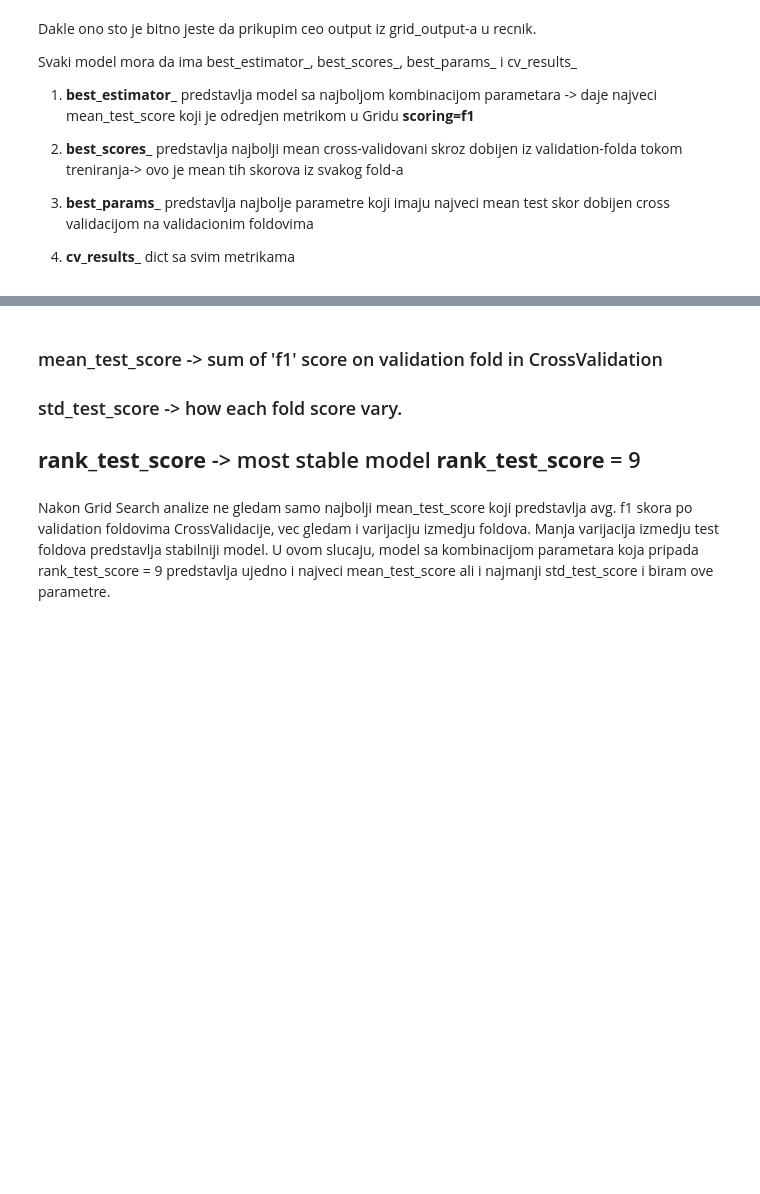
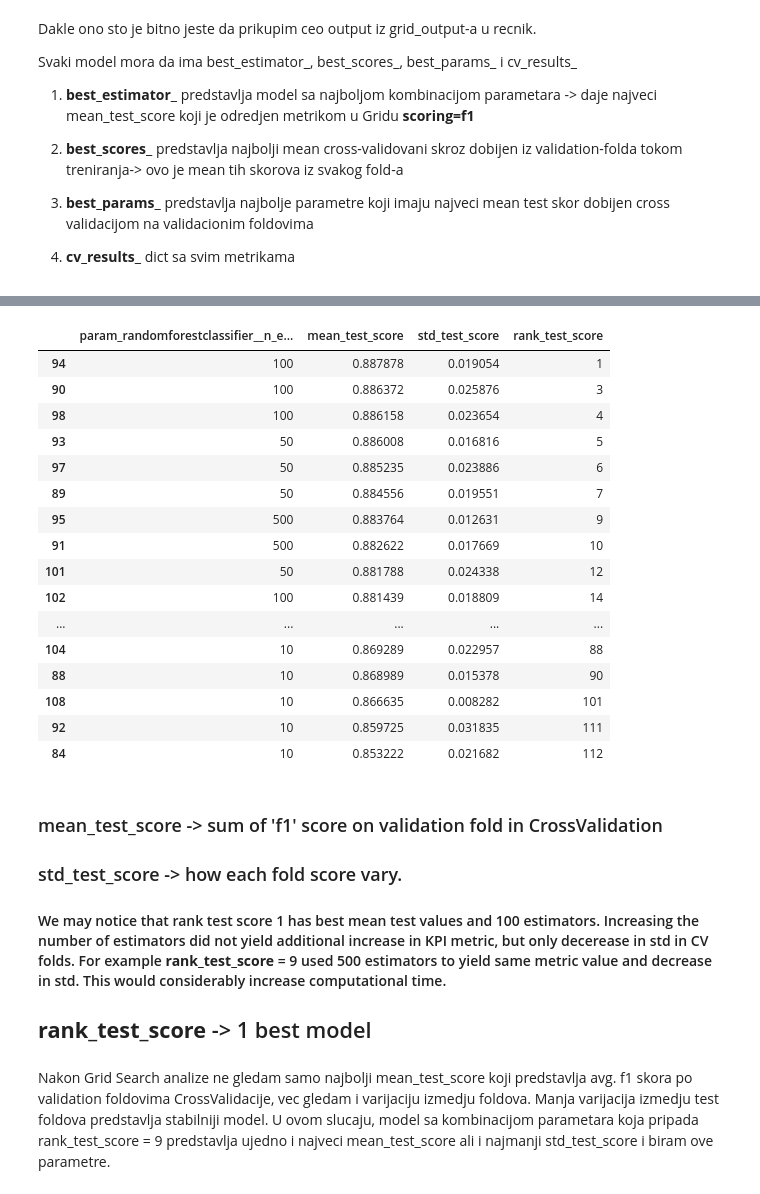
Before and after one commit to Luka-998/ml-concepts-visualized, a Jupyter notebook: DecisionTrees/03_HeartDataCompletePipeline.ipynb, the cells around one changed output, grey strips where cells are left out. Drawn from its saved outputs; the diff is of its cells as text; code cells hidden in the pictures; blank space fills up the shorter version.

```diff
--- a/DecisionTrees/03_HeartDataCompletePipeline.ipynb
+++ b/DecisionTrees/03_HeartDataCompletePipeline.ipynb
@@ -833,9 +1227,34 @@ candidate
+# %%
+cv_df.loc[cv_df['param_randomforestclassifier__max_depth']==16,["param_randomforestclassifier__n_estimators",
+        "mean_test_score",
+        "std_test_score",
+        "rank_test_score"]].sort_values(by='mean_test_score',ascending=False)
+# %% [output]
+|  | param_randomforestclassifier__n_e... | mean_test_score | std_test_score | rank_test_score |
+| 94 | 100 | 0.887878 | 0.019054 | 1 |
+| 90 | 100 | 0.886372 | 0.025876 | 3 |
+| 98 | 100 | 0.886158 | 0.023654 | 4 |
+| 93 | 50 | 0.886008 | 0.016816 | 5 |
+| 97 | 50 | 0.885235 | 0.023886 | 6 |
+| 89 | 50 | 0.884556 | 0.019551 | 7 |
+| 95 | 500 | 0.883764 | 0.012631 | 9 |
+| 91 | 500 | 0.882622 | 0.017669 | 10 |
+| 101 | 50 | 0.881788 | 0.024338 | 12 |
+| 102 | 100 | 0.881439 | 0.018809 | 14 |
+| ... | ... | ... | ... | ... |
+| 104 | 10 | 0.869289 | 0.022957 | 88 |
+| 88 | 10 | 0.868989 | 0.015378 | 90 |
+| 108 | 10 | 0.866635 | 0.008282 | 101 |
+| 92 | 10 | 0.859725 | 0.031835 | 111 |
+| 84 | 10 | 0.853222 | 0.021682 | 112 |
 # %% [markdown]
 ### mean_test_score -> sum of 'f1' score on validation fold in CrossValidation
 
 ### std_test_score -> how each fold score vary.
 
-## **rank_test_score** -> most stable model **rank_test_score** = 9
+#### We may notice that rank test score 1 has best mean test values and 100 estimators. Increasing the number of estimators did not yield additional increase in KPI metric, but only decerease in std in CV folds. For example **rank_test_score** = 9 used 500 estimators to yield same metric value and decrease in std. This would considerably increase computational time.
+
+## **rank_test_score** -> 1 best model
 # %% [markdown]
 Nakon Grid Search analize ne gledam samo najbolji mean_test_score koji predstavlja avg. f1 skora po validation foldovima CrossValidacije, vec gledam i varijaciju izmedju foldova. Manja varijacija izmedju test foldova predstavlja stabilniji model. U ovom slucaju, model sa kombinacijom parametara koja pripada rank_test_score = 9 predstavlja ujedno i najveci mean_test_score ali i najmanji std_test_score i biram ove parametre.
 # %% [markdown]
```
Also changed, not shown: parts of 90 cells of this notebook.
